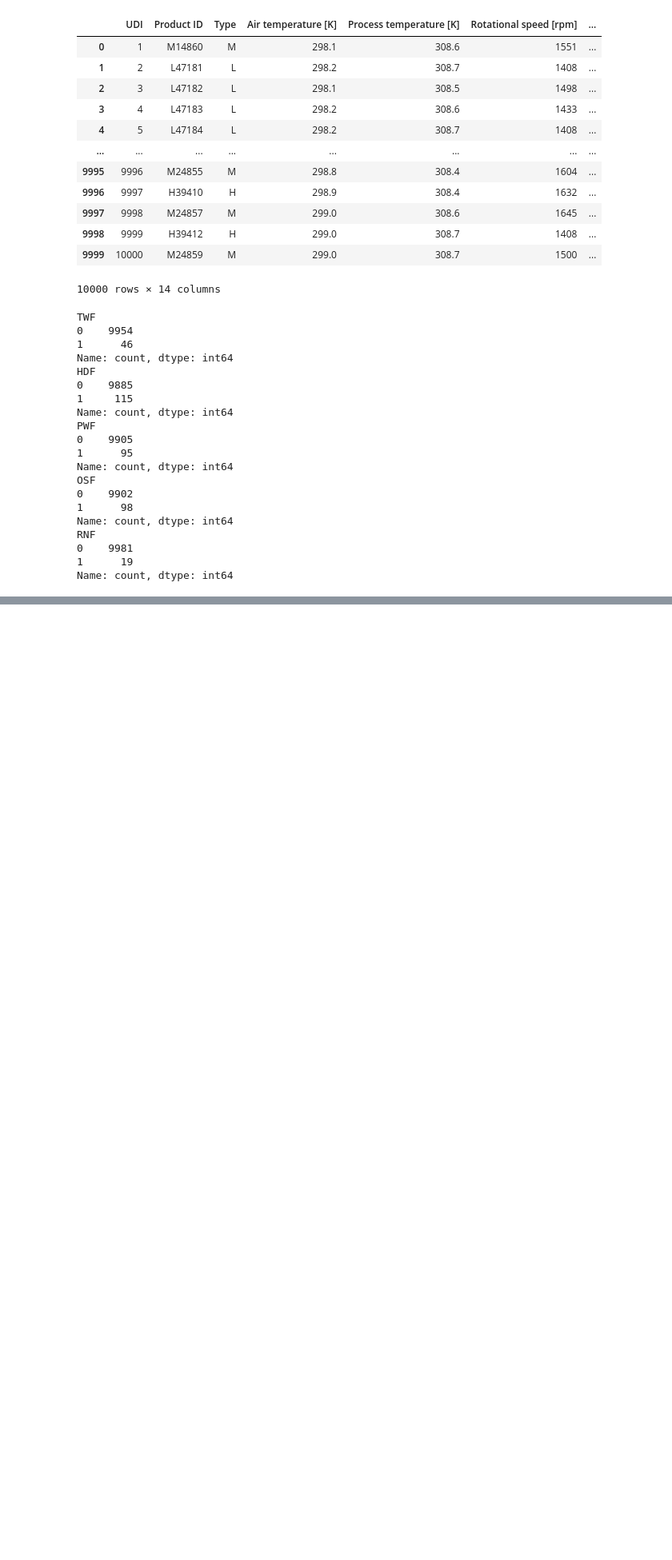
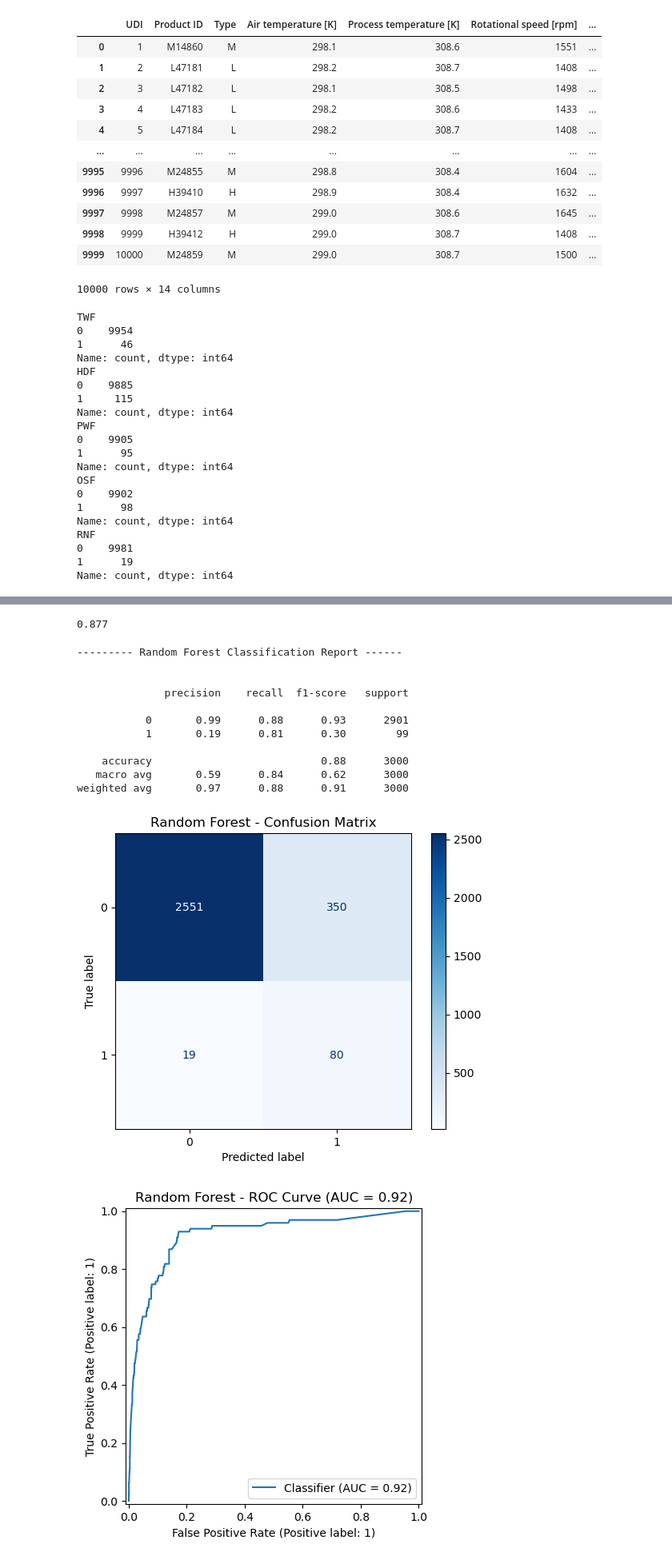
Before and after one commit to mzmm48/Predictive-Maintenance-Systems, a Jupyter notebook: src/Data verarbeitung.ipynb, the cells around one changed output, grey strips where cells are left out. Shown at 80% size. Drawn from its saved outputs; the diff is of its cells as text; code cells hidden in the pictures; blank space fills up the shorter version.

```diff
--- a/src/Data verarbeitung.ipynb
+++ b/src/Data verarbeitung.ipynb
@@ -68,0 +231,67 @@ plt.show()
+# %%
+# Man sieht mehrere Modelle könnten verwendet werden da sie alle eine recht gute Accuracy besitzen
+# Random Forrest als weiterbearbeitung verwendet
+#in der Klammer (n = Anzahl von Bäumen, Wie tief ist ein einzelner Baum, Wie werden diese Gewertet, Random Faktor)
+RF = RandomForestClassifier(n_estimators =15, max_depth = 2, class_weight = 'balanced', random_state =0 )
+
+RF.fit(X_train,Y_train)
+y_pred=RF.predict(X_test)
+acc=accuracy_score(Y_test,y_pred)
+#Accuracy des trainierten Models mit den Test Daten
+acc
+# %% [output]
+0.877
+# %%
+# Genauere Auswertung des Random Forests
+from sklearn.metrics import (
+    classification_report,
+    confusion_matrix,
+    ConfusionMatrixDisplay,
+    roc_auc_score,
+    RocCurveDisplay,
+    precision_recall_curve,
+    PrecisionRecallDisplay
+)
+
+def evaluate_model(model, X_test, y_test, model_name="Model"):
+    y_pred = model.predict(X_test)
+    y_prob = model.predict_proba(X_test)[:, 1]
+
+    # Classification Report
+    print(f"--------- {model_name} Classification Report ------ \n\n")
+    print(classification_report(y_test, y_pred))
+
+    # Confusion Matrix
+    cm = confusion_matrix(y_test, y_pred)
+    disp = ConfusionMatrixDisplay(confusion_matrix=cm)
+    disp.plot(cmap='Blues')
+    plt.title(f"{model_name} - Confusion Matrix")
+    plt.show()
+
+    # ROC Curve
+    roc_auc = roc_auc_score(y_test, y_prob)
+    RocCurveDisplay.from_predictions(y_test, y_prob)
+    plt.title(f"{model_name} - ROC Curve (AUC = {roc_auc:.2f})")
+    plt.show()
+
+    # Precision-Recall Curve
+    precision, recall, _ = precision_recall_curve(y_test, y_prob)
+    PrecisionRecallDisplay(precision=precision, recall=recall).plot()
+    plt.title(f"{model_name} - Precision-Recall Curve")
+    plt.show()
+
+evaluate_model(RF, X_test, Y_test, model_name="Random Forest")
+# %% [output]
+--------- Random Forest Classification Report ------
+
+
+              precision    recall  f1-score   support
+
+           0       0.99      0.88      0.93      2901
+           1       0.19      0.81      0.30        99
+
+    accuracy                           0.88      3000
+   macro avg       0.59      0.84      0.62      3000
+weighted avg       0.97      0.88      0.91      3000
+[figure, added]
+[figure, added]
```
Also changed, not shown: parts of 11 cells of this notebook.
